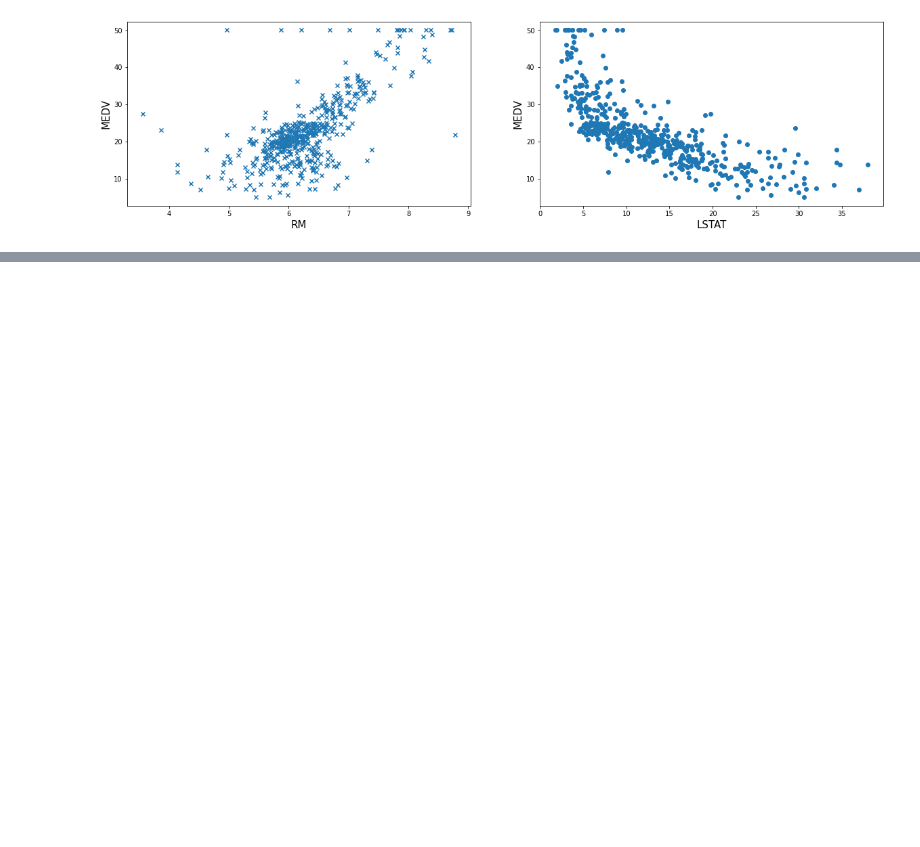
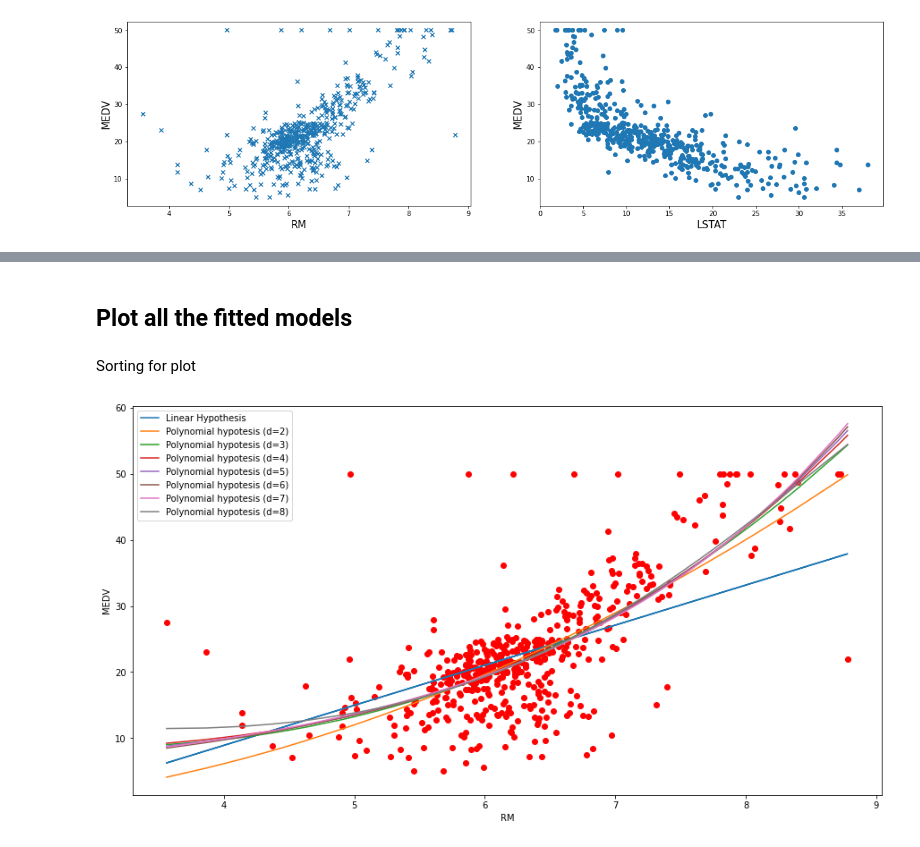
Before and after one commit to Zeruel92/hpc_exercices, a Jupyter notebook: PolynomialRegression/PolynomialRegression.ipynb, the cells around one changed output, grey strips where cells are left out. Cells and saved outputs as stored; diff of their text form; code cells hidden in the pictures; blank space fills up the shorter version.

```diff
--- a/PolynomialRegression/PolynomialRegression.ipynb
+++ b/PolynomialRegression/PolynomialRegression.ipynb
@@ -62,0 +136,9 @@ plt.show()
+# %%
+def computeCostVectorized(X, y, theta = np.zeros((X.shape[1],1))):
+    J = 0
+    m = X.shape[0]
+    elapsed_time = -time.time()
+    J = 1/(2*m) * ((X.dot(theta) - y).T.dot(X.dot(theta) - y))
+    elapsed_time += time.time()
+    elapsed_time_ms = np.round(elapsed_time*1000,3)
+    return J,elapsed_time_ms
@@ -62,0 +174,41 @@ plt.show()
+# %%
+epsilon = 0.00001
+iterations = 50000
+
+theta_linear,_,_,_ = gradientDescentVectorized(X_linear, y, theta= np.zeros((X_linear.shape[1],1)),alpha = 0.001, n_iters = iterations, early = True, epsilon = epsilon)
+theta_poly_2,_,_,_ = gradientDescentVectorized(X_poly_2_scaled_int, y, theta= np.zeros((X_poly_2_scaled_int.shape[1],1)), alpha = 0.001, n_iters = iterations, early = True, epsilon = epsilon)
+theta_poly_3,_,_,_ = gradientDescentVectorized(X_poly_3_scaled_int, y,  theta= np.zeros((X_poly_3_scaled_int.shape[1],1)),alpha = 0.001, n_iters = iterations, early = True, epsilon = epsilon)
+theta_poly_4,_,_,_ = gradientDescentVectorized(X_poly_4_scaled_int, y,  theta= np.zeros((X_poly_4_scaled_int.shape[1],1)), alpha = 0.001, n_iters = iterations, early = True, epsilon = epsilon)
+theta_poly_5,_,_,_ = gradientDescentVectorized(X_poly_5_scaled_int, y,  theta= np.zeros((X_poly_5_scaled_int.shape[1],1)), alpha = 0.001, n_iters = iterations, early = True, epsilon = epsilon)
+theta_poly_6,_,_,_ = gradientDescentVectorized(X_poly_6_scaled_int, y, theta= np.zeros((X_poly_6_scaled_int.shape[1],1)), alpha = 0.001, n_iters = iterations, early = True, epsilon = epsilon)
+theta_poly_7,_,_,_ = gradientDescentVectorized(X_poly_7_scaled_int, y,  theta= np.zeros((X_poly_7_scaled_int.shape[1],1)), alpha = 0.001, n_iters = iterations, early = True, epsilon = epsilon)
+theta_poly_8,_,_,_ = gradientDescentVectorized(X_poly_8_scaled_int, y,  theta= np.zeros((X_poly_8_scaled_int.shape[1],1)), alpha = 0.001, n_iters = iterations, early = True, epsilon = epsilon)
+# %% [markdown]
+## Plot all the fitted models
+# %% [markdown]
+Sorting for plot
+# %%
+X_2,yhat_2 = zip(*sorted(zip(X.values, X_poly_2_scaled_int.dot(theta_poly_2))))
+X_3,yhat_3 = zip(*sorted(zip(X.values, X_poly_3_scaled_int.dot(theta_poly_3))))
+X_4,yhat_4 = zip(*sorted(zip(X.values, X_poly_4_scaled_int.dot(theta_poly_4))))
+X_5,yhat_5 = zip(*sorted(zip(X.values, X_poly_5_scaled_int.dot(theta_poly_5))))
+X_6,yhat_6 = zip(*sorted(zip(X.values, X_poly_6_scaled_int.dot(theta_poly_6))))
+X_7,yhat_7 = zip(*sorted(zip(X.values, X_poly_7_scaled_int.dot(theta_poly_7))))
+X_8,yhat_8 = zip(*sorted(zip(X.values, X_poly_8_scaled_int.dot(theta_poly_8))))
+# %%
+plt.figure(figsize=(15,8))
+plt.xlabel(selected_feature)
+plt.ylabel('MEDV')
+plt.scatter(X,y,c='r')
+plt.plot(X.values,X_linear.dot(theta_linear), label = 'Linear Hypothesis')
+plt.plot(X_2,yhat_2, label = 'Polynomial hypotesis (d=2)')
+plt.plot(X_3,yhat_3, label = 'Polynomial hypotesis (d=3)')
+plt.plot(X_4,yhat_4, label = 'Polynomial hypotesis (d=4)')
+plt.plot(X_5,yhat_5, label = 'Polynomial hypotesis (d=5)')
+plt.plot(X_6,yhat_6, label = 'Polynomial hypotesis (d=6)')
+plt.plot(X_7,yhat_7, label = 'Polynomial hypotesis (d=7)')
+plt.plot(X_8,yhat_8, label = 'Polynomial hypotesis (d=8)')
+plt.legend()
+plt.show()
+# %% [output]
+[figure, added]
```
Also changed, not shown: parts of 15 cells of this notebook.
